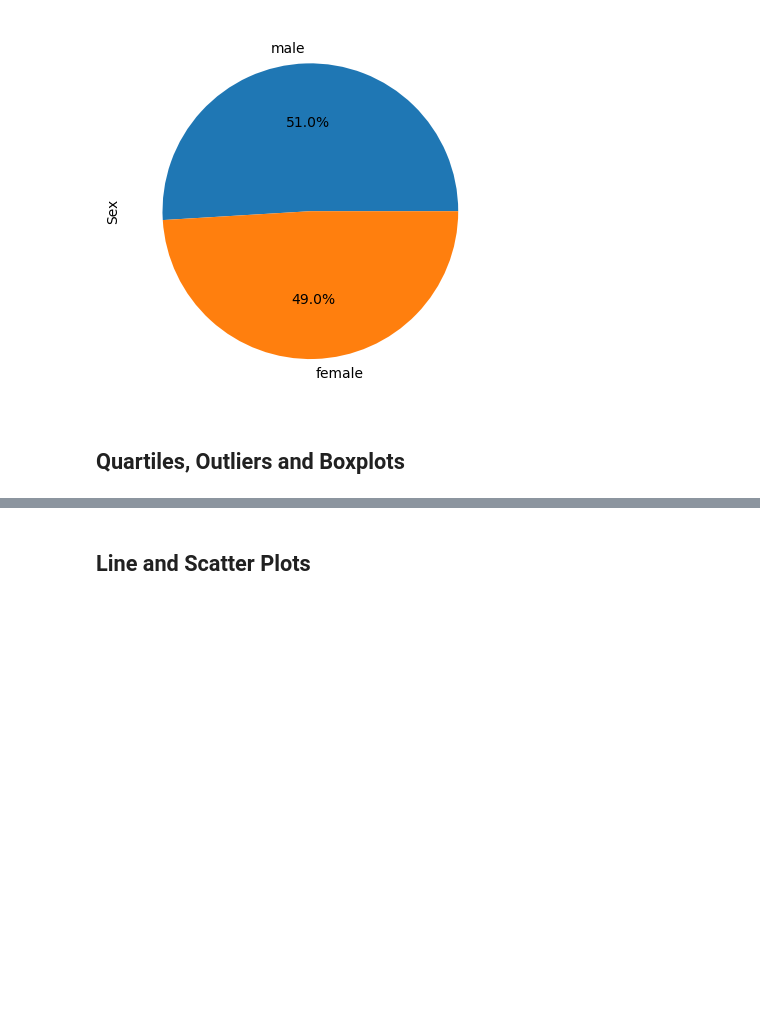
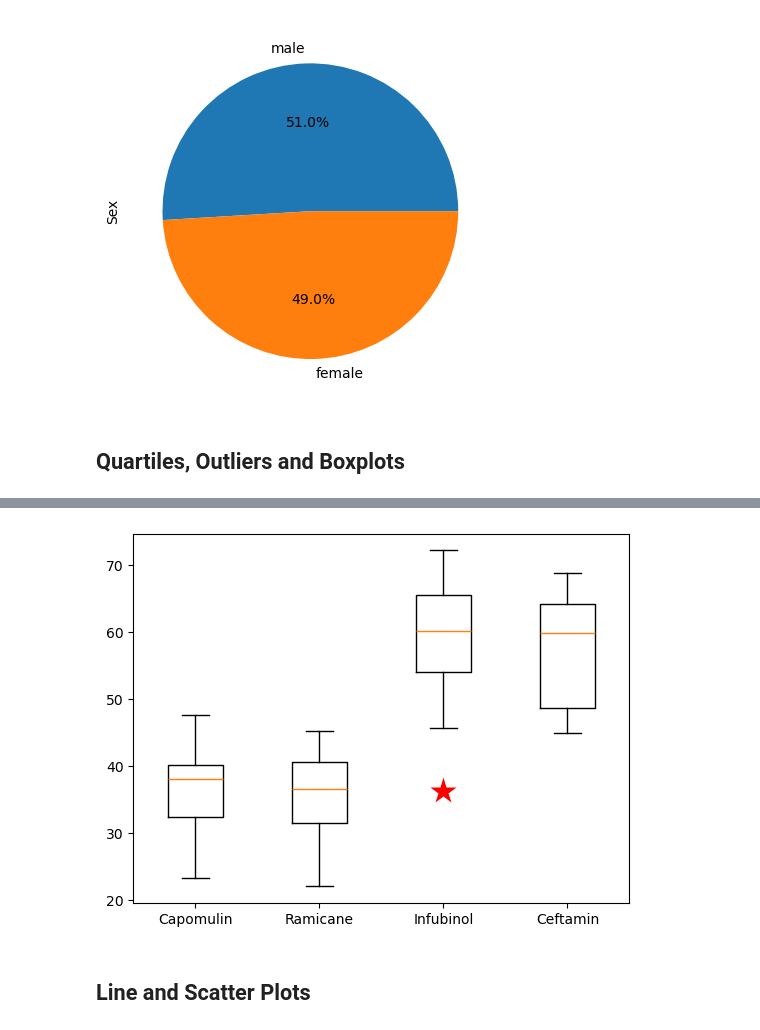
Before and after one commit to HasmigG/Pymaceuticals, a Jupyter notebook: pymaceuticals_starter.ipynb, the cells around one changed output, grey strips where cells are left out. Drawn from its saved outputs; the diff is of its cells as text; code cells hidden in the pictures; blank space fills up the shorter version.

```diff
--- a/pymaceuticals_starter.ipynb
+++ b/pymaceuticals_starter.ipynb
@@ -190,6 +192,7 @@ plt.show()
 # Capomulin, Ramicane, Infubinol, and Ceftamin
 ######### iqr - boxplot translation -
 # Start by getting the last (greatest) timepoint for each mouse
-
-
 # Merge this group df with the original DataFrame to get the tumor volume at the last timepoint
+max_timepoint = clean_df.groupby("Mouse ID")[["Timepoint"]].max()\
+    .reset_index().merge(clean_df,on = ["Mouse ID","Timepoint"])
+max_timepoint
@@ -196,17 +215,21 @@ plt.show()
 # %%
 # Put treatments into a list for for loop (and later for plot labels)
-
+drugs = ["Capomulin", "Ramicane", "Infubinol", "Ceftamin"]
 
 # Create empty list to fill with tumor vol data (for plotting)
-
+tumor_list = []
 
 # Calculate the IQR and quantitatively determine if there are any potential outliers.
-
+for drug in drugs:
 
     # Locate the rows which contain mice on each drug and get the tumor volumes
-
+    tumor = max_timepoint[max_timepoint['Drug Regimen'] == drug]['Tumor Volume (mm3)']
+    iqr = tumor.quantile(.75)-tumor.quantile(.25)
+    lower = tumor.quantile(.25)-1.5*iqr
+    upper = tumor.quantile(.75)+1.5*iqr
 
     # add subset
-
+    tumor_list.append(tumor)
 
     # Determine outliers using upper and lower bounds
+    print(f"{drug}'s potential outliers: {tumor[(tumor < lower)|(tumor > upper)]}")
@@ -213,5 +242,10 @@ plt.show()
 # %%
 # Generate a box plot that shows the distrubution of the tumor volume for each treatment group.
+plt.boxplot(tumor_list,labels=drugs,flierprops={'markerfacecolor':'red','markersize':20,'marker':'*','markeredgecolor':'none'})
+#plt.grid()
+plt.show()
+# %% [output]
+[figure, added]
 # %% [markdown]
 ## Line and Scatter Plots
 # %%
```
Also changed, not shown: parts of 6 cells of this notebook.
